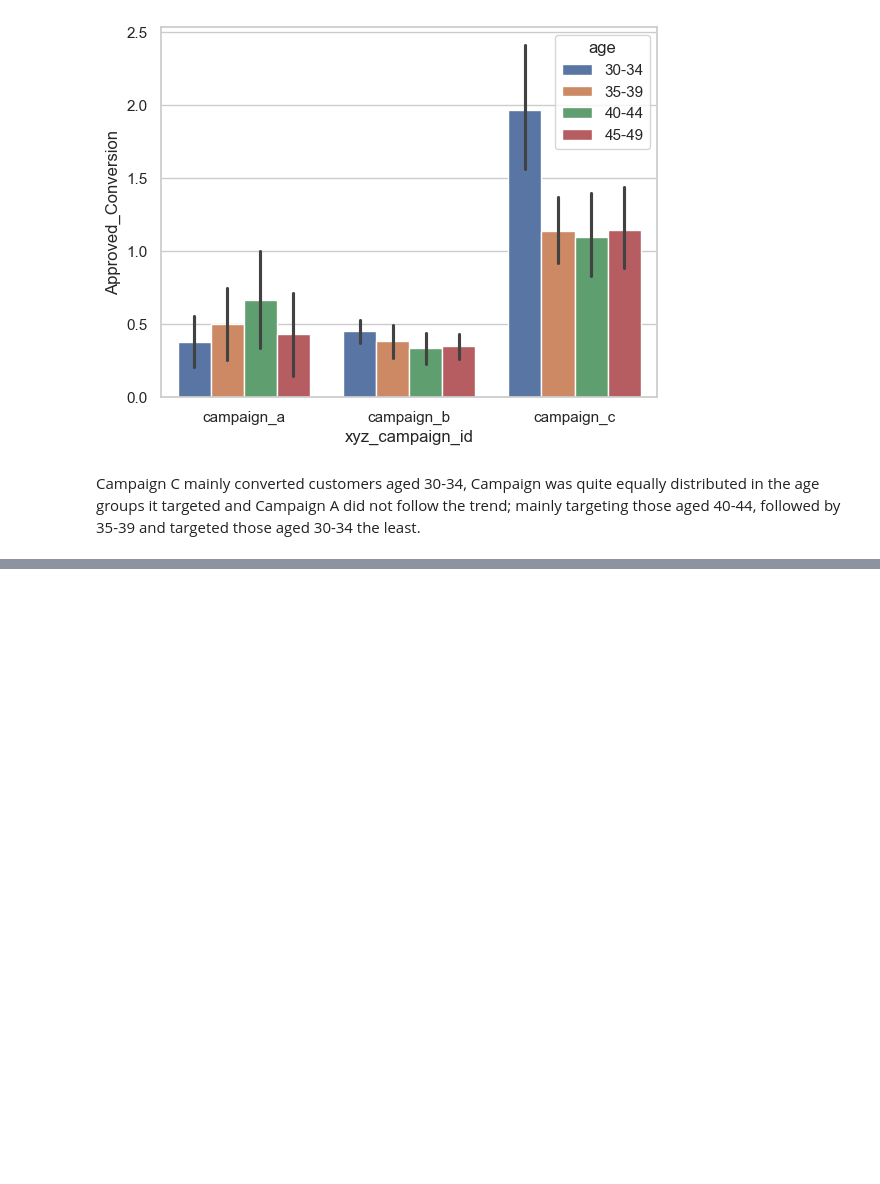
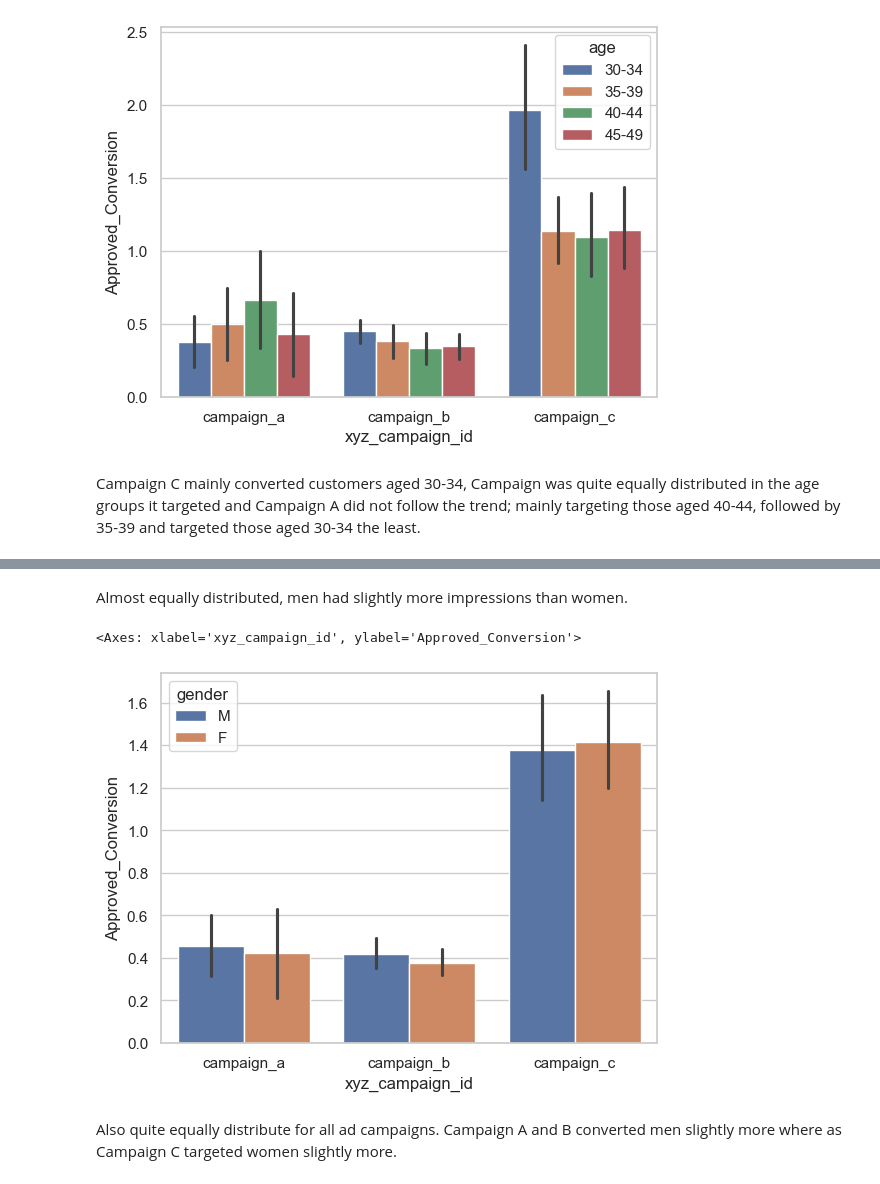
Before and after one commit to joela03/Marketing-EDA, a Jupyter notebook: marketing_eda.ipynb, the cells around one changed output, grey strips where cells are left out. Cells and saved outputs as stored; diff of their text form; code cells hidden in the pictures; blank space fills up the shorter version.

```diff
--- a/marketing_eda.ipynb
+++ b/marketing_eda.ipynb
@@ -214,0 +223,12 @@ Campaign C mainly converted customers aged 30-34, Campaign was quite equally dis
+# %% [markdown]
+Almost equally distributed, men had slightly more impressions than women.
+# %%
+#Checking gender distribution for each add campaign
+sns.set_style(style = "whitegrid")
+tips = sns.load_dataset("tips")
+sns.barplot(x = df["xyz_campaign_id"], y = df["Approved_Conversion"], hue = df["gender"], data = tips)
+# %% [output]
+<Axes: xlabel='xyz_campaign_id', ylabel='Approved_Conversion'>
+[figure, added]
+# %% [markdown]
+Also quite equally distribute for all ad campaigns. Campaign A and B converted men slightly more where as Campaign C targeted women slightly more.
```
Also changed, not shown: parts of 2 cells of this notebook.
